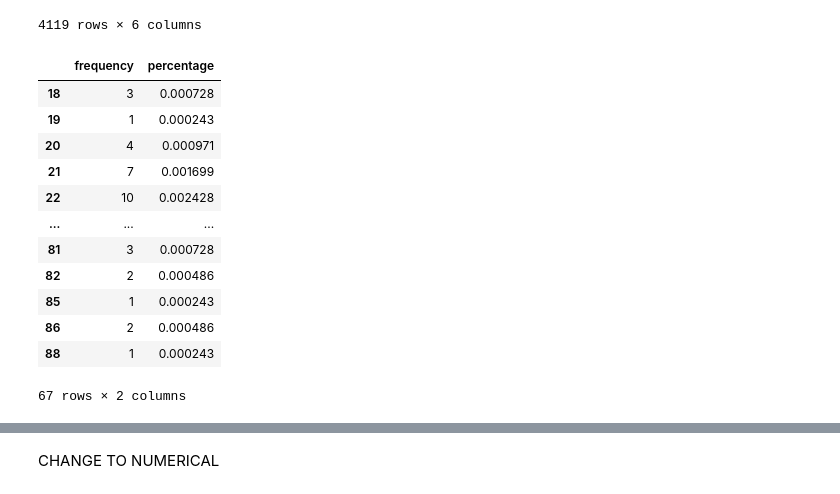
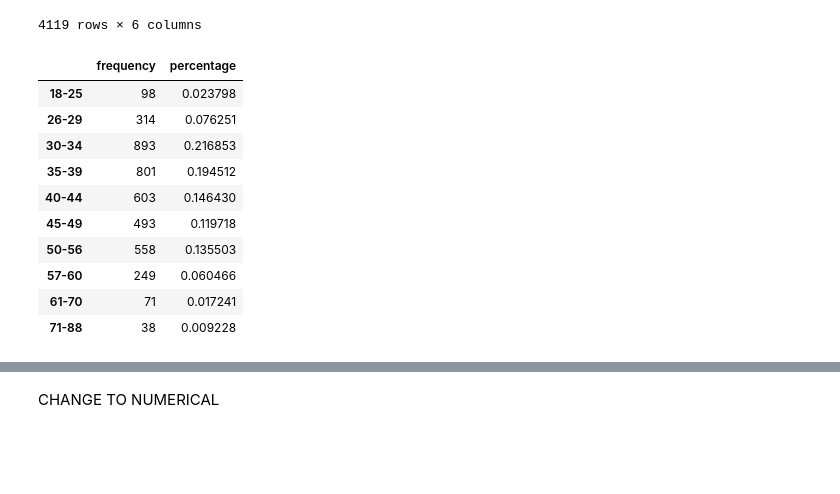
Before and after one commit to peii14/LoanTransaction, a Jupyter notebook: mine.ipynb, the cells around one changed output, grey strips where cells are left out. Drawn from its saved outputs; the diff is of its cells as text; code cells hidden in the pictures; blank space fills up the shorter version.

Commit message:
freq and percentage

```diff
--- a/mine.ipynb
+++ b/mine.ipynb
@@ -76,24 +73,33 @@ percentage = attribute.age.value_counts(normalize=True)
+# %%
+age_groups = [18, 25, 29, 34, 39, 44, 49, 56, 60,70,88]
+age_group_names = ['18-25', '26-29', '30-34', '35-39', '40-44', '45-49', '50-56', '57-60','61-70','71-88']
+
+ageGroup = pd.cut(
+    attribute['age'], bins=age_groups,labels=age_group_names,right=False
+)
+ageGroup.head()
+frquency = ageGroup.value_counts(normalize=False)
+percentage = ageGroup.value_counts(normalize=True)
 # %%
 data2 = {'frequency':frquency,
         'percentage': percentage}
 
 ages = pd.DataFrame(data2)
 ages = ages.sort_index(axis= 0,kind='quicksort')
+ages.to_csv('./ages.csv')
 ages
 # %% [output]
 |  | frequency | percentage |
-| 18 | 3 | 0.000728 |
-| 19 | 1 | 0.000243 |
-| 20 | 4 | 0.000971 |
-| 21 | 7 | 0.001699 |
-| 22 | 10 | 0.002428 |
-| ... | ... | ... |
-| 81 | 3 | 0.000728 |
-| 82 | 2 | 0.000486 |
-| 85 | 1 | 0.000243 |
-| 86 | 2 | 0.000486 |
-| 88 | 1 | 0.000243 |
+| 18-25 | 98 | 0.023798 |
+| 26-29 | 314 | 0.076251 |
+| 30-34 | 893 | 0.216853 |
+| 35-39 | 801 | 0.194512 |
+| 40-44 | 603 | 0.146430 |
+| 45-49 | 493 | 0.119718 |
+| 50-56 | 558 | 0.135503 |
+| 57-60 | 249 | 0.060466 |
+| 61-70 | 71 | 0.017241 |
+| 71-88 | 38 | 0.009228 |
-67 rows × 2 columns
 # %%
 frquency = attribute.job.value_counts(normalize=False)
 percentage = attribute.job.value_counts(normalize=True)
```
Also changed, not shown: parts of 6 cells of this notebook, 6 other files.
